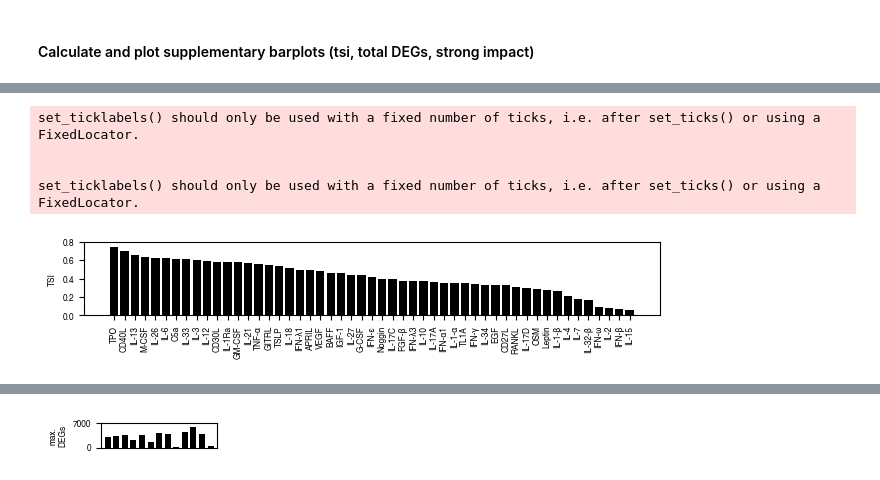
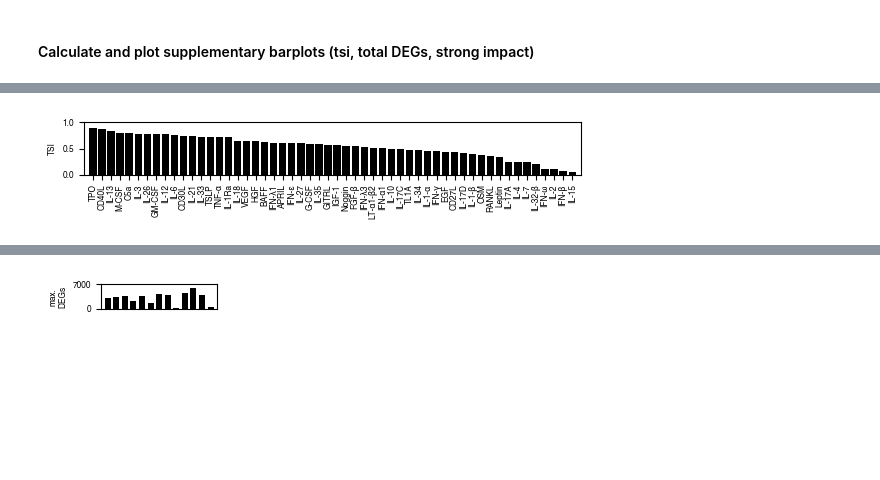
Before and after one commit to theislab/HumanCytokineDict, a Jupyter notebook: code_lukas/cytokine_analysis_LO.ipynb, the cells around one changed output, grey strips where cells are left out. Cells and saved outputs as stored; diff of their text form; code cells hidden in the pictures; blank space fills up the shorter version.

```diff
--- a/code_lukas/cytokine_analysis_LO.ipynb
+++ b/code_lukas/cytokine_analysis_LO.ipynb
@@ -664,7 +691,7 @@ fig.show()
 # %% [markdown]
 ### 2.1.3 - Merge distance measurements and calculate thresholds for a strong response
 # %%
-plt.figure(figsize=cm_to_inches((6, 4)))
+plt.figure(figsize=cm_to_inches((5, 4)))
 for cell_type in ALL_CELL_TYPES:
     r = np.corrcoef(all_normalized_euclidean_distances[cell_type],
                 all_logfoldchange_padj_distances[cell_type])
@@ -673,12 +700,12 @@ for cell_type in ALL_CELL_TYPES:
                 label=f"{cell_type}: r={r[0, 1]:.2f}",
                 color=CELL_TYPE_COLORS[cell_type],
                 s = 2.5,
-                alpha=1)
+                alpha=0.75)
 
 plt.xlabel("response magnitude\n(Euclidean)")
 plt.ylabel("response magnitude\n(padj-log2FC)")
-plt.legend(loc=[1,0], fontsize=6, ncol=2)
 plt.tight_layout()
+plt.legend(loc=[1,0], fontsize=6, ncol=1)
 for format in ["png", "svg"]:
     plt.savefig(os.path.join(plot_folder, f"2_normalized_distance_comparison.{format}"), bbox_inches="tight", dpi=300)
 # %% [output]
@@ -734,23 +756,25 @@ strong_impact_by_cell_type = pd.DataFrame(strong_impact_by_cell_type, index=all_
 # %%
 # Create a figure with subplots arranged in a grid
 n_cell_types = len(ALL_CELL_TYPES)
-n_rows = 3
-n_cols = 5
-fig, axes = plt.subplots(n_rows, n_cols, figsize=cm_to_inches((17, 8)))
+n_rows = 3 if not alt_flag else 4
+n_cols = 6
+fig, axes = plt.subplots(n_rows, n_cols, figsize=cm_to_inches((17, 7)))
 
 # Flatten axes array for easier iteration
 axes_flat = axes.flatten()
 
 for idx, cell_type in enumerate(ALL_CELL_TYPES):
     ax = axes_flat[idx]
-    ax.hist(all_normalized_distances_mean[cell_type].values, bins=np.arange(0, 1.05, 0.05))
+    ax.hist(all_normalized_distances_mean[cell_type].values, bins=np.arange(0, 1.05, 0.05), color='skyblue')
     ax.axvline(magnitude_threshold_by_cell_type[cell_type], color="red", linestyle="--", label="impact threshold" if idx == 0 else "")
     if idx % n_cols == 0:  # Only show y-label on leftmost plots
         ax.set_ylabel("cytokine count")
     else:
         ax.set_yticks([])
-    if idx >= n_cols * (n_rows-1):  # Only show x-label on bottom plots
+    if idx >= len(ALL_CELL_TYPES) - n_cols:  # Only show x-label on bottom plots
         ax.set_xlabel("response magnitude")
+        ax.set_xticks([0, 0.2, 0.4, 0.6, 0.8, 1])
+        ax.set_xticklabels(['0', '0.2', '0.4', '0.6', '0.8', '1'])
     else:
         ax.set_xticks([])
     ax.set_title(cell_type, fontsize=7)
@@ -774,5 +798,15 @@ for format in ["png", "svg"]:
 all_normalized_distances_mean.to_csv(os.path.join(output_tables_folder, "2_response_magnitudes.csv"))
 strong_impact_by_cell_type.to_csv(os.path.join(output_tables_folder, "2_strong_impact.csv"))
 pd.Series(magnitude_threshold_by_cell_type).to_csv(os.path.join(output_tables_folder, "2_response_magnitude_thresholds.csv"))
+# %%
+df = all_normalized_distances_mean.reset_index().copy()
+df = df.rename(columns={"index": "Cytokine"})
+df['Cytokine'] = df['Cytokine'].apply(introduce_greek_letters)
+write_to_SI_table(df, sheet_name="response_magnitudes")
+
+df = strong_impact_by_cell_type.reset_index().copy()
+df = df.rename(columns={"index": "Cytokine"})
+df['Cytokine'] = df['Cytokine'].apply(introduce_greek_letters)
+write_to_SI_table(df, sheet_name="strong_impact")
 # %% [markdown]
 ## 2.2 - Create an overview plot for DEGs and the response magnitude
@@ -1082,8 +1096,8 @@ set_ticklabels() should only be used with a fixed number of ticks, i.e. after se
 # %% [markdown]
 #### Calculate and plot supplementary barplots (tsi, total DEGs, strong impact)
 # %%
-# subtract threshold values!!!
 def calc_tsi(df, cytokine, column):
+    """Calculates the tsi, subtracting half the response magnitude threshold value for each cell type."""
     cytokine_df = df[df["cytokine"] == cytokine]
     threshold_values = [magnitude_threshold_by_cell_type[c]/2.0 for c in cytokine_df['cell_type']]
     values = cytokine_df[column].values - threshold_values
@@ -1132,18 +1139,15 @@ Tight layout not applied. The left and right margins cannot be made large enough
 # %%
 tsi_by_cytokine_filter = tsi_by_cytokine[tsi_by_cytokine > 0].sort_values(ascending=False)
-plt.figure(figsize=cm_to_inches((16, 3.5)))
+tsi_by_cytokine_filter.index = [introduce_greek_letters(i) for i in tsi_by_cytokine_filter.index]
+plt.figure(figsize=cm_to_inches((14, 3)))
 plt.bar(tsi_by_cytokine_filter.index, tsi_by_cytokine_filter.values, color="black")
 plt.xticks(rotation=90)
-apply_greek_labels_heatmap(plt.gca())
 plt.ylabel("TSI")
+plt.xlim(-1, len(tsi_by_cytokine_filter))
 plt.ylim(0, 1)
 plt.tight_layout()
 for format in ["png", "svg"]:
     plt.savefig(os.path.join(plot_folder, f"2_tsi_by_cytokine_flat.{format}"), dpi=300)
 # %% [output]
-set_ticklabels() should only be used with a fixed number of ticks, i.e. after set_ticks() or using a FixedLocator.
-
-
-set_ticklabels() should only be used with a fixed number of ticks, i.e. after set_ticks() or using a FixedLocator.
-[figure, old version]
+[figure, new version]
 # %%
```
Also changed, not shown: parts of 285 cells of this notebook, 10 other files.
